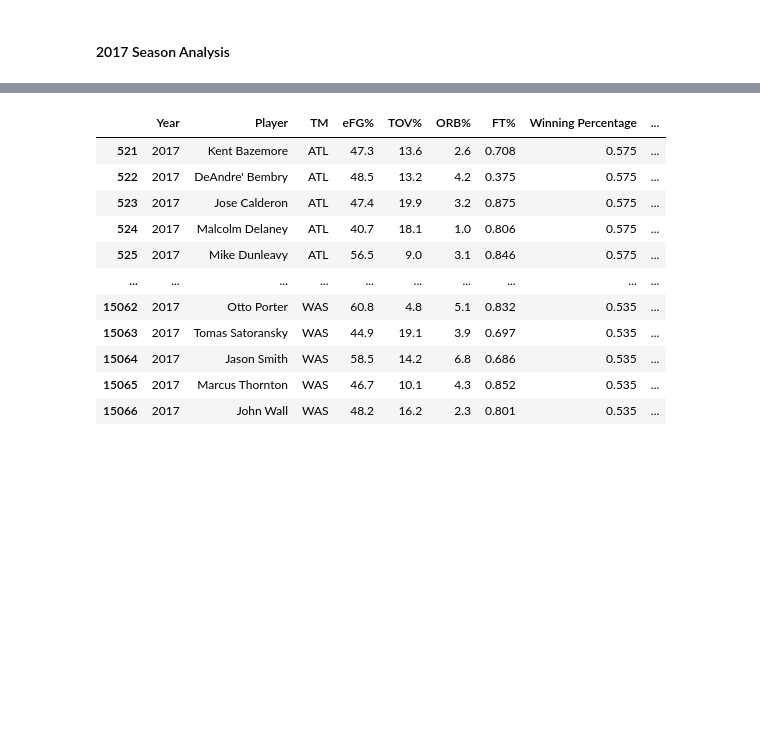
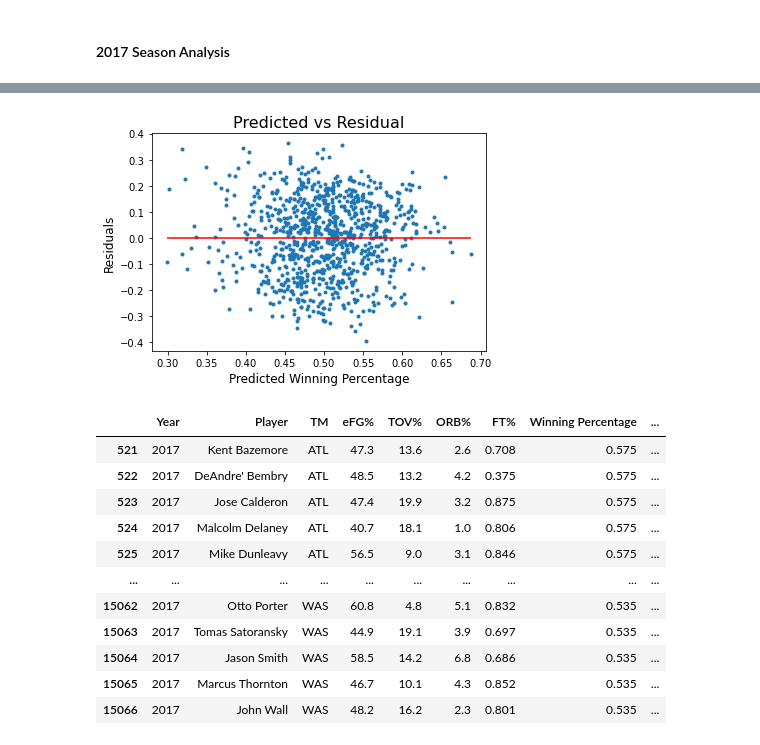
Before and after one commit to Kate-Yayla/Project1-Historical-NBA-Analysis, a Jupyter notebook: NBA Analysis.ipynb, the cells around one changed output, grey strips where cells are left out. Cells and saved outputs as stored; diff of their text form; code cells hidden in the pictures; blank space fills up the shorter version.

Commit message:
Residual analysis question 1 done

```diff
--- a/NBA Analysis.ipynb
+++ b/NBA Analysis.ipynb
@@ -436,2 +430,6 @@ plt.show()
 # %% [markdown]
 #### 2017 Season Analysis
+# %%
+team_data_30seasons["Predicted Winning Percentage"] = round(((slope_4ff * team_data_30seasons["Four Factor Ratings"]) +
+                                                             intercept_4ff),3)
+team_data_30seasons
@@ -437,0 +451,4 @@ plt.show()
+# %%
+team_data_30seasons["Residuals"] = (team_data_30seasons["Winning Percentage"] -
+                                    team_data_30seasons["Predicted Winning Percentage"])
+team_data_30seasons
@@ -438,3 +470,17 @@ plt.show()
+# %%
+x_axis_residual = team_data_30seasons["Predicted Winning Percentage"]
+y_axis_residual = team_data_30seasons["Residuals"]
+
+plt.scatter(x_axis_residual, y_axis_residual, marker='.')
+plt.xlabel("Predicted Winning Percentage", fontsize=12)
+plt.ylabel("Residuals", fontsize=12)
+plt.title("Predicted vs Residual", fontsize=16)
+plt.hlines(0.0,x_axis_residual.min(), x_axis_residual.max(), colors='red', linestyles='solid')
+#plt.xlim(0.6,0.88)
+#plt.tight_layout()
+plt.show()
+# %% [output]
+[figure, added]
 # %%
 season_data_2017 = four_factor.loc[(four_factor["Year"] > 2016.0)]
 season_data_2017
```
Also changed, not shown: parts of 21 cells of this notebook.
